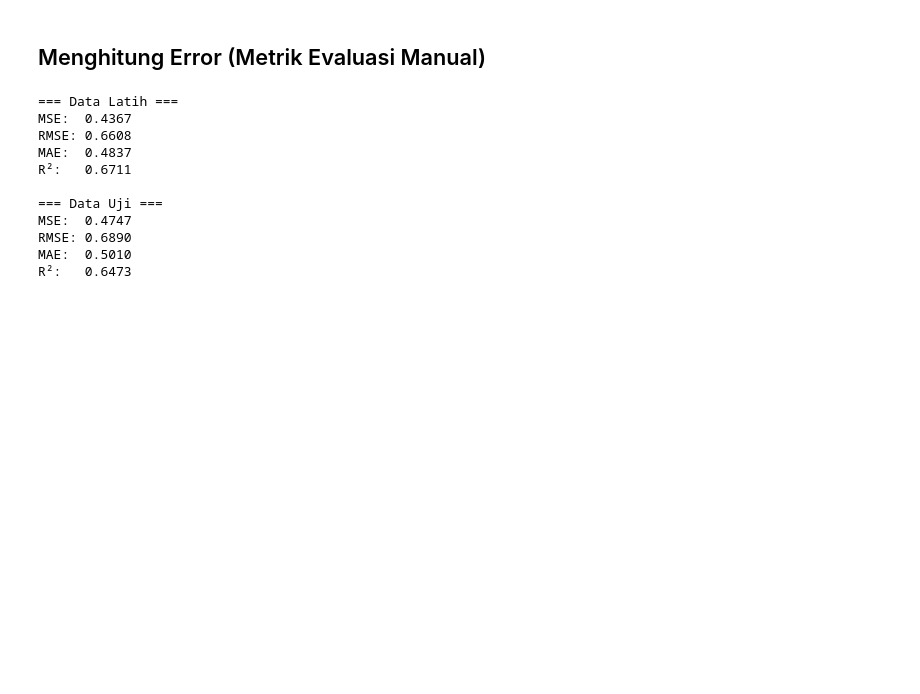
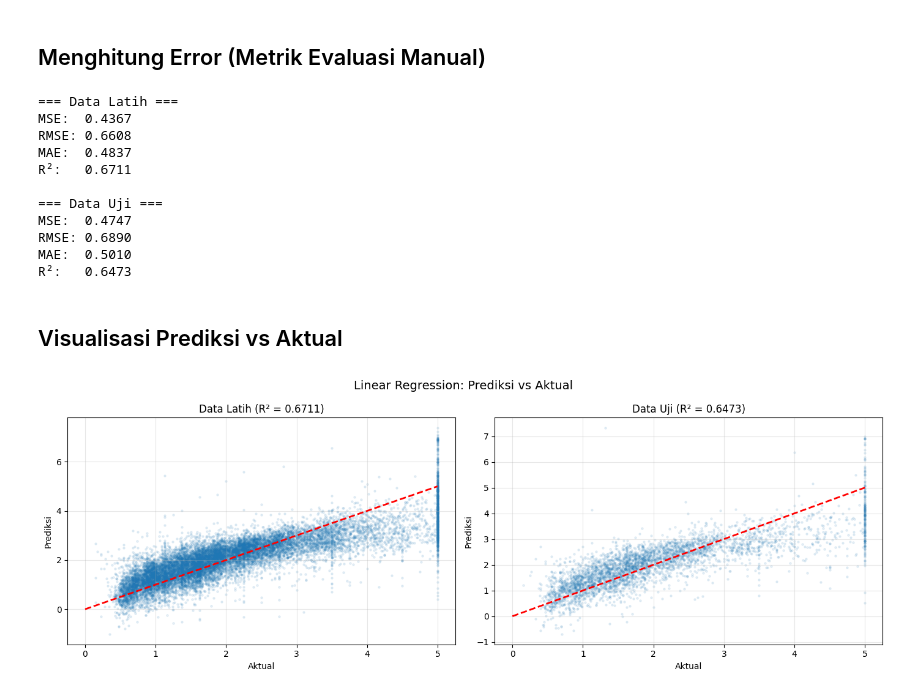
Before and after one commit to r021n/simple-machine-learing, a Jupyter notebook: California_Home_Price_Prediciton.ipynb, the cells around one changed output. Cells and saved outputs as stored; diff of their text form; code cells hidden in the pictures; blank space fills up the shorter version.

Commit message:
feat: visualize prediction accuracy using scatter plots and R² scores

```diff
--- a/California_Home_Price_Prediciton.ipynb
+++ b/California_Home_Price_Prediciton.ipynb
@@ -457,3 +457,27 @@ MSE:  0.4747
 RMSE: 0.6890
 MAE:  0.5010
 R²:   0.6473
+# %% [markdown]
+## Visualisasi Prediksi vs Aktual
+# %%
+fig, axes = plt.subplots(1, 2, figsize=(14, 5))
+
+axes[0].scatter(y_train, y_pred_train, alpha=0.1, s=5)
+axes[0].plot([0, 5], [0, 5], 'r--', linewidth=2)
+axes[0].set_xlabel('Aktual')
+axes[0].set_ylabel('Prediksi')
+axes[0].set_title(f'Data Latih (R² = {r2_tr:.4f})')
+axes[0].grid(True, alpha=0.3)
+
+axes[1].scatter(y_test, y_pred_test, alpha=0.1, s=5)
+axes[1].plot([0, 5], [0, 5], 'r--', linewidth=2)
+axes[1].set_xlabel('Aktual')
+axes[1].set_ylabel('Prediksi')
+axes[1].set_title(f'Data Uji (R² = {r2_te:.4f})')
+axes[1].grid(True, alpha=0.3)
+
+plt.suptitle('Linear Regression: Prediksi vs Aktual', fontsize=14)
+plt.tight_layout()
+plt.show()
+# %% [output]
+[figure, added]
```
